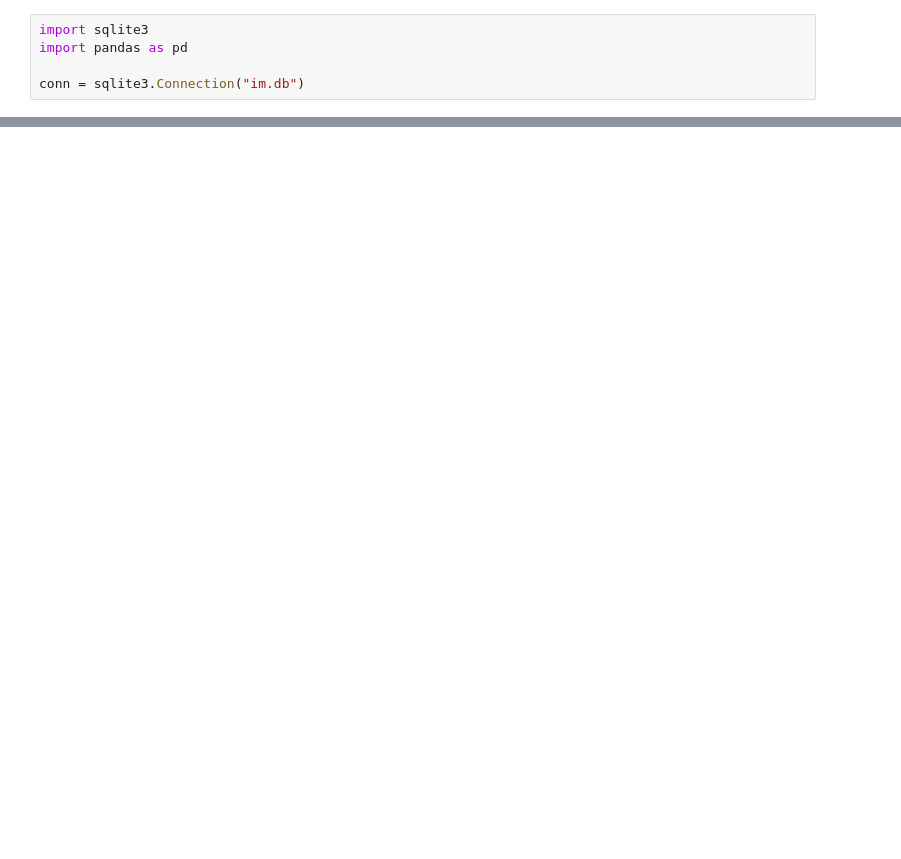
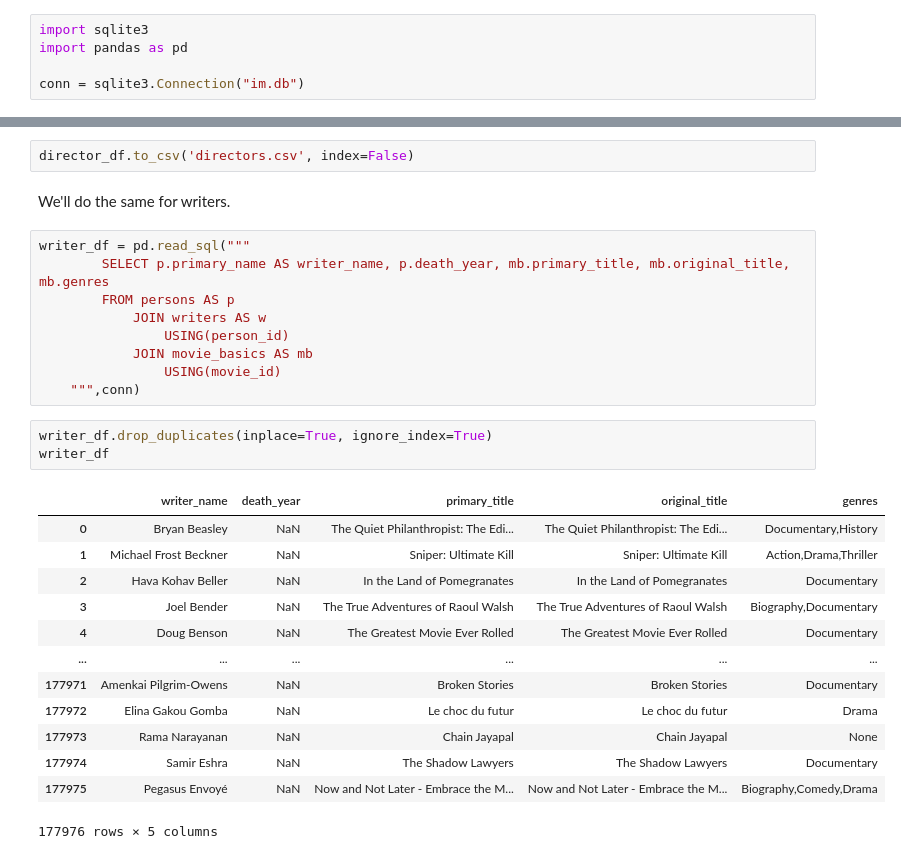
Before and after one commit to Duffman9028/movie_project, a Jupyter notebook: SQL-time.ipynb, the cells around one changed output, grey strips where cells are left out. Drawn from its saved outputs; the diff is of its cells as text; blank space fills up the shorter version.

```diff
--- a/SQL-time.ipynb
+++ b/SQL-time.ipynb
@@ -69,0 +86,30 @@ director_df.groupby(by='primary_name').agg('mean','sum')
+# %%
+director_df.to_csv('directors.csv', index=False)
+# %% [markdown]
+We'll do the same for writers.
+# %%
+writer_df = pd.read_sql("""
+        SELECT p.primary_name AS writer_name, p.death_year, mb.primary_title, mb.original_title, mb.genres
+        FROM persons AS p
+            JOIN writers AS w
+                USING(person_id)
+            JOIN movie_basics AS mb
+                USING(movie_id)
+    """,conn)
+# %%
+writer_df.drop_duplicates(inplace=True, ignore_index=True)
+writer_df
+# %% [output]
+|  | writer_name | death_year | primary_title | original_title | genres |
+| 0 | Bryan Beasley | NaN | The Quiet Philanthropist: The Edi... | The Quiet Philanthropist: The Edi... | Documentary,History |
+| 1 | Michael Frost Beckner | NaN | Sniper: Ultimate Kill | Sniper: Ultimate Kill | Action,Drama,Thriller |
+| 2 | Hava Kohav Beller | NaN | In the Land of Pomegranates | In the Land of Pomegranates | Documentary |
+| 3 | Joel Bender | NaN | The True Adventures of Raoul Walsh | The True Adventures of Raoul Walsh | Biography,Documentary |
+| 4 | Doug Benson | NaN | The Greatest Movie Ever Rolled | The Greatest Movie Ever Rolled | Documentary |
+| ... | ... | ... | ... | ... | ... |
+| 177971 | Amenkai Pilgrim-Owens | NaN | Broken Stories | Broken Stories | Documentary |
+| 177972 | Elina Gakou Gomba | NaN | Le choc du futur | Le choc du futur | Drama |
+| 177973 | Rama Narayanan | NaN | Chain Jayapal | Chain Jayapal | None |
+| 177974 | Samir Eshra | NaN | The Shadow Lawyers | The Shadow Lawyers | Documentary |
+| 177975 | Pegasus Envoyé | NaN | Now and Not Later - Embrace the M... | Now and Not Later - Embrace the M... | Biography,Comedy,Drama |
+177976 rows × 5 columns
```
Also changed, not shown: parts of 14 cells of this notebook, 6 other files.
